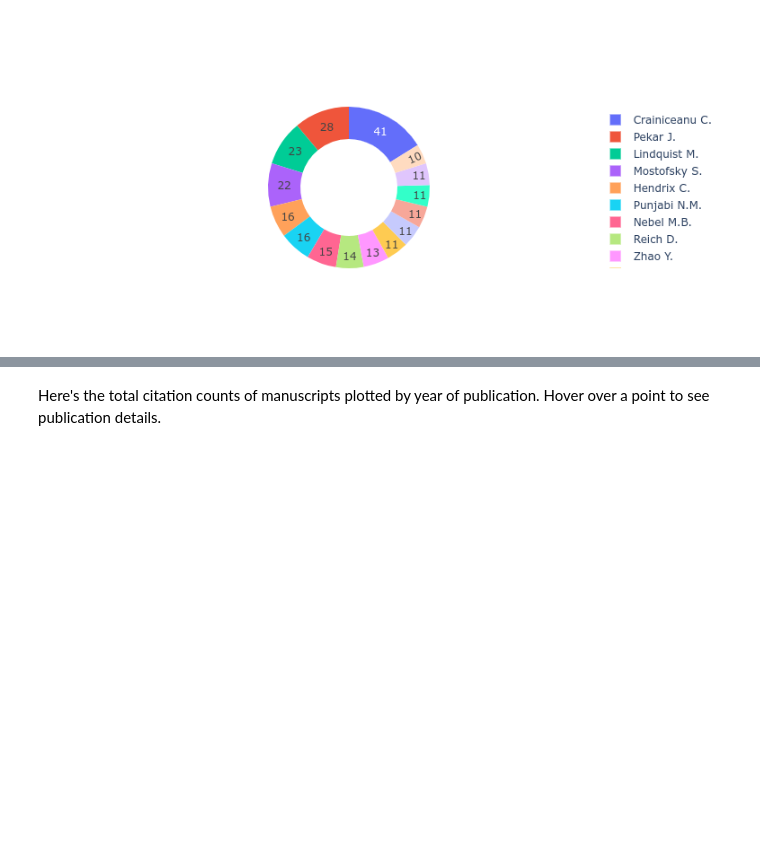
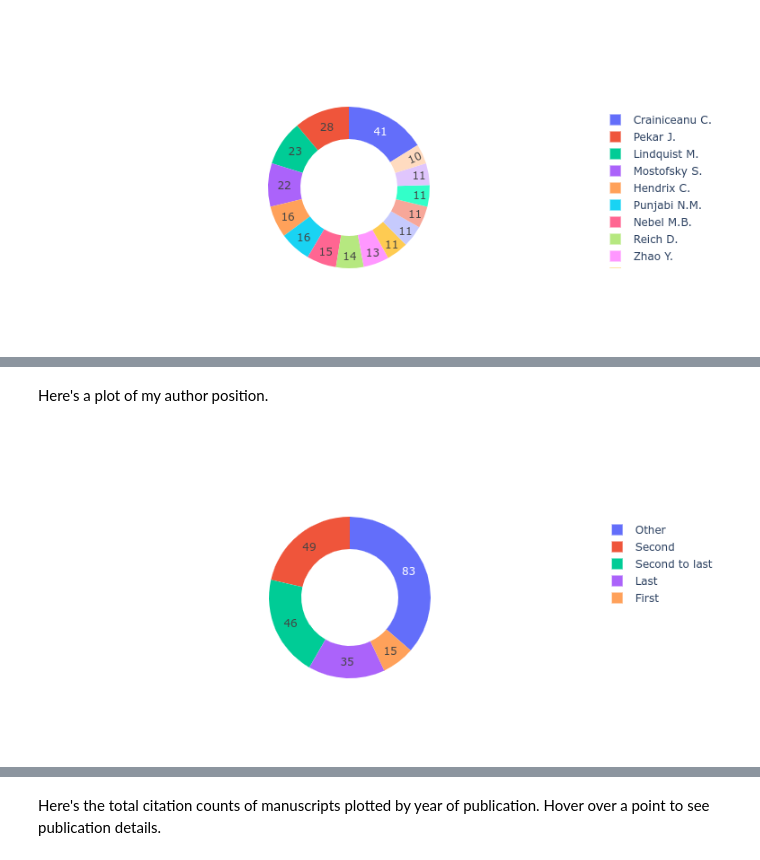
Before and after one commit to bcaffo/cv, a Jupyter notebook: cvJupyter.ipynb, the cells around one changed output, grey strips where cells are left out. Cells and saved outputs as stored; diff of their text form; code cells hidden in the pictures; blank space fills up the shorter version.

```diff
--- a/cvJupyter.ipynb
+++ b/cvJupyter.ipynb
@@ -159,3 +222,21 @@ fig.show()
+# %% [markdown]
+Here's a plot of my author position.
+# %%
+Position = temp['Position'].value_counts().reset_index()
+
+labels = Position['index']
+values = Position['Position']
+fig = go.Figure(data=[go.Pie(labels=labels, values=values, hole=.6)])
+
+fig.update_traces(textinfo='value')
+
+fig = fig.update_layout({
+    'plot_bgcolor' : 'rgba(0, 0, 0, 0)',
+    'paper_bgcolor' : 'rgba(0, 0, 0, 0)'})
+
+fig.show()
+# %% [output]
+[figure, added]
 # %%
 text = dat['Document Title'].to_list()
 titles = " ".join(text)
```
Also changed, not shown: parts of 19 cells of this notebook, 4 other files.
